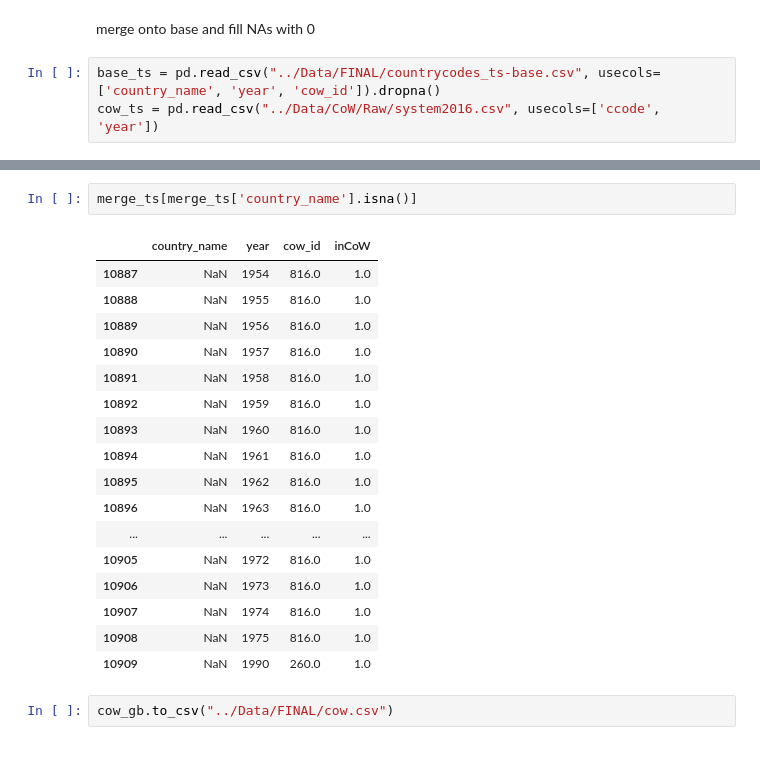
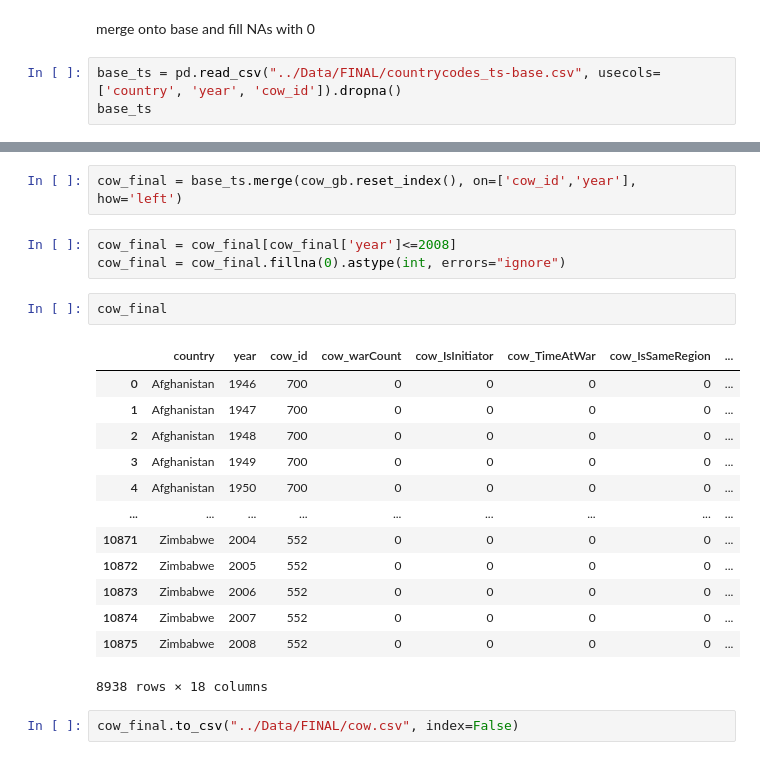
Before and after one commit to jenna-jordan/international-relations-database-extended, a Jupyter notebook: Mashup_Data/Merge_CoW.ipynb, the cells around one changed output, grey strips where cells are left out. Saved outputs shown, nothing was run; the diff lists cells and outputs as text.

```diff
--- a/Mashup_Data/Merge_CoW.ipynb
+++ b/Mashup_Data/Merge_CoW.ipynb
@@ -258,5 +248,5 @@ cow_gb
 # %% [markdown]
 merge onto base and fill NAs with 0
 # %%
-base_ts = pd.read_csv("../Data/FINAL/countrycodes_ts-base.csv", usecols=['country_name', 'year', 'cow_id']).dropna()
-cow_ts = pd.read_csv("../Data/CoW/Raw/system2016.csv", usecols=['ccode', 'year'])
+base_ts = pd.read_csv("../Data/FINAL/countrycodes_ts-base.csv", usecols=['country', 'year', 'cow_id']).dropna()
+base_ts
@@ -283,22 +267,23 @@ merge_ts
-# %%
-merge_ts[merge_ts['country_name'].isna()]
-# %% [output]
-|  | country_name | year | cow_id | inCoW |
-| 10887 | NaN | 1954 | 816.0 | 1.0 |
-| 10888 | NaN | 1955 | 816.0 | 1.0 |
-| 10889 | NaN | 1956 | 816.0 | 1.0 |
-| 10890 | NaN | 1957 | 816.0 | 1.0 |
-| 10891 | NaN | 1958 | 816.0 | 1.0 |
-| 10892 | NaN | 1959 | 816.0 | 1.0 |
-| 10893 | NaN | 1960 | 816.0 | 1.0 |
-| 10894 | NaN | 1961 | 816.0 | 1.0 |
-| 10895 | NaN | 1962 | 816.0 | 1.0 |
-| 10896 | NaN | 1963 | 816.0 | 1.0 |
-| ... | ... | ... | ... | ... |
-| 10905 | NaN | 1972 | 816.0 | 1.0 |
-| 10906 | NaN | 1973 | 816.0 | 1.0 |
-| 10907 | NaN | 1974 | 816.0 | 1.0 |
-| 10908 | NaN | 1975 | 816.0 | 1.0 |
-| 10909 | NaN | 1990 | 260.0 | 1.0 |
+# %%
+cow_final = base_ts.merge(cow_gb.reset_index(), on=['cow_id','year'], how='left')
+# %%
+cow_final = cow_final[cow_final['year']<=2008]
+cow_final = cow_final.fillna(0).astype(int, errors="ignore")
+# %%
+cow_final
+# %% [output]
+|  | country | year | cow_id | cow_warCount | cow_IsInitiator | cow_TimeAtWar | cow_IsSameRegion | ... |
+| 0 | Afghanistan | 1946 | 700 | 0 | 0 | 0 | 0 | ... |
+| 1 | Afghanistan | 1947 | 700 | 0 | 0 | 0 | 0 | ... |
+| 2 | Afghanistan | 1948 | 700 | 0 | 0 | 0 | 0 | ... |
+| 3 | Afghanistan | 1949 | 700 | 0 | 0 | 0 | 0 | ... |
+| 4 | Afghanistan | 1950 | 700 | 0 | 0 | 0 | 0 | ... |
+| ... | ... | ... | ... | ... | ... | ... | ... | ... |
+| 10871 | Zimbabwe | 2004 | 552 | 0 | 0 | 0 | 0 | ... |
+| 10872 | Zimbabwe | 2005 | 552 | 0 | 0 | 0 | 0 | ... |
+| 10873 | Zimbabwe | 2006 | 552 | 0 | 0 | 0 | 0 | ... |
+| 10874 | Zimbabwe | 2007 | 552 | 0 | 0 | 0 | 0 | ... |
+| 10875 | Zimbabwe | 2008 | 552 | 0 | 0 | 0 | 0 | ... |
+8938 rows × 18 columns
 # %%
-cow_gb.to_csv("../Data/FINAL/cow.csv")
+cow_final.to_csv("../Data/FINAL/cow.csv", index=False)
```
Also changed, not shown: parts of 12 cells of this notebook, 7 other files.
